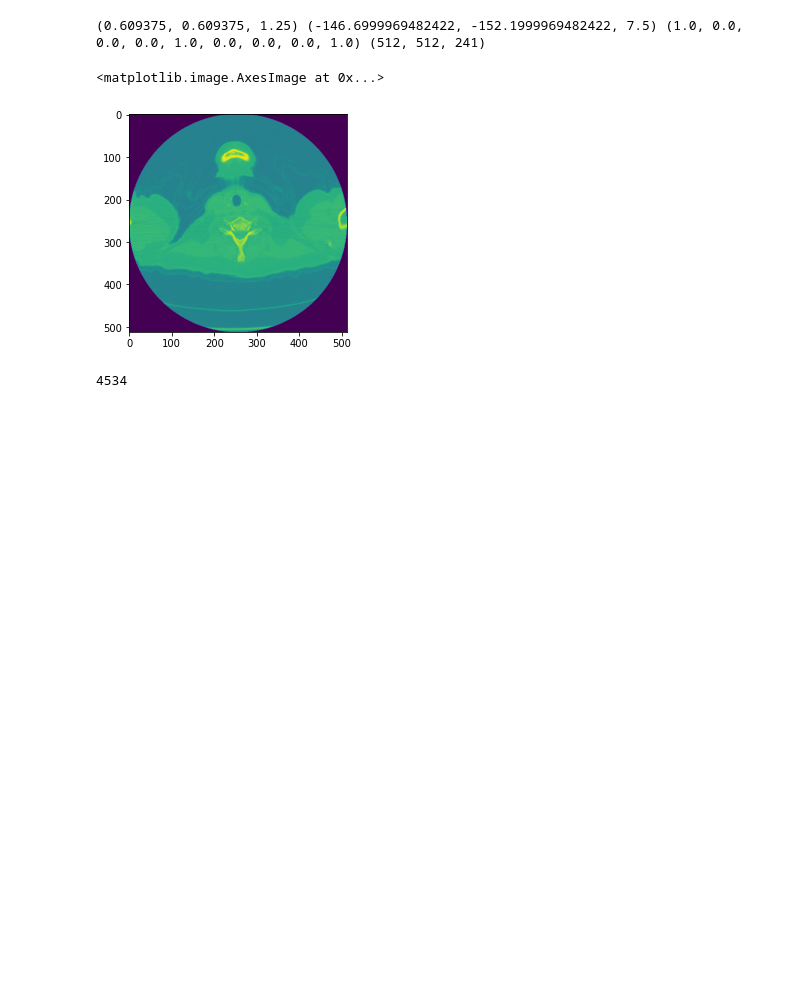
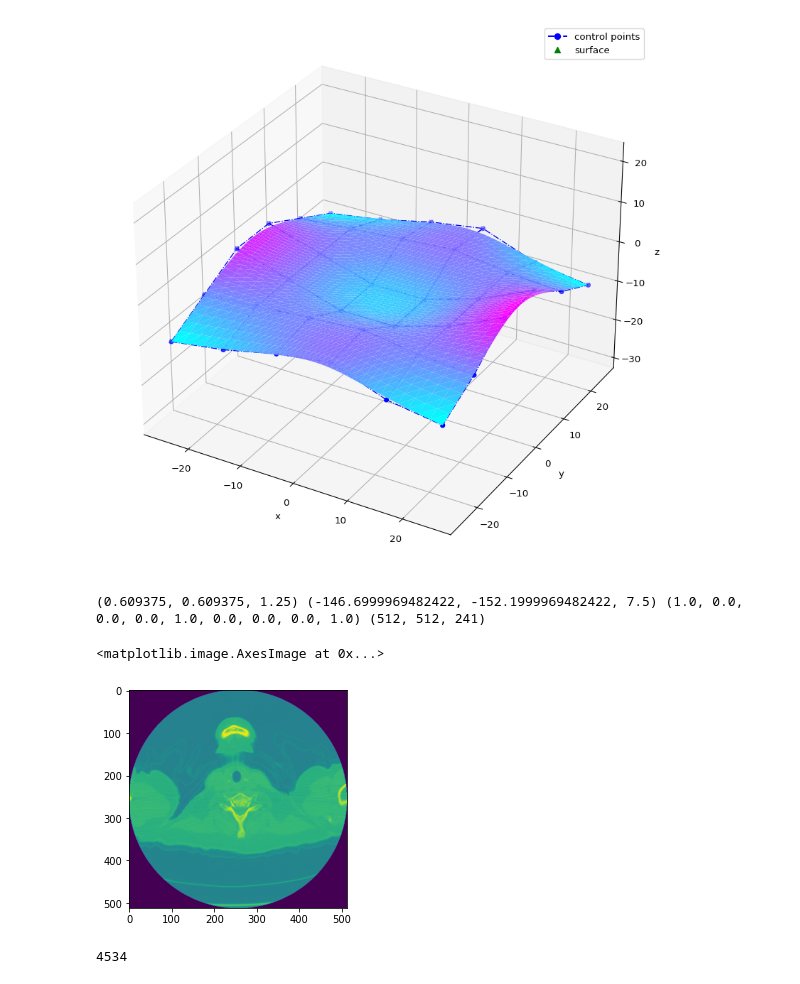
Before and after one commit to pangyuteng/fiss-viz-tmp, a Jupyter notebook: oblique.ipynb, the cells around one changed output. Saved outputs shown, nothing was run; the diff lists cells and outputs as text; code cells hidden in the pictures; blank space fills up the shorter version.

```diff
--- a/oblique.ipynb
+++ b/oblique.ipynb
@@ -1,3 +52,45 @@
+# %%
+from geomdl import BSpline
+from geomdl.visualization import VisMPL
+
+# Control points
+ctrlpts = [
+    [[-25.0, -25.0, -10.0], [-25.0, -15.0, -5.0], [-25.0, -5.0, 0.0], [-25.0, 5.0, 0.0], [-25.0, 15.0, -5.0], [-25.0, 25.0, -10.0]],
+    [[-15.0, -25.0, -8.0], [-15.0, -15.0, -4.0], [-15.0, -5.0, -4.0], [-15.0, 5.0, -4.0], [-15.0, 15.0, -4.0], [-15.0, 25.0, -8.0]],
+    [[-5.0, -25.0, -5.0], [-5.0, -15.0, -3.0], [-5.0, -5.0, -8.0], [-5.0, 5.0, -8.0], [-5.0, 15.0, -3.0], [-5.0, 25.0, -5.0]],
+    [[5.0, -25.0, -3.0], [5.0, -15.0, -2.0], [5.0, -5.0, -8.0], [5.0, 5.0, -8.0], [5.0, 15.0, -2.0], [5.0, 25.0, -3.0]],
+    [[15.0, -25.0, -8.0], [15.0, -15.0, -4.0], [15.0, -5.0, -4.0], [15.0, 5.0, -4.0], [15.0, 15.0, -4.0], [15.0, 25.0, -8.0]],
+    [[25.0, -25.0, -10.0], [25.0, -15.0, -5.0], [25.0, -5.0, 2.0], [25.0, 5.0, 2.0], [25.0, 15.0, -5.0], [25.0, 25.0, -10.0]]
+]
+
+# Create a BSpline surface
+surf = BSpline.Surface()
+
+# Set degrees
+surf.degree_u = 3
+surf.degree_v = 3
+
+# Set control points
+surf.ctrlpts2d = ctrlpts
+
+# Set knot vectors
+surf.knotvector_u = [0.0, 0.0, 0.0, 0.0, 1.0, 2.0, 3.0, 3.0, 3.0, 3.0]
+surf.knotvector_v = [0.0, 0.0, 0.0, 0.0, 1.0, 2.0, 3.0, 3.0, 3.0, 3.0]
+
+# Set evaluation delta
+surf.delta = 0.025
+
+# Evaluate surface points
+surf.evaluate()
+
+# Import and use Matplotlib's colormaps
+from matplotlib import cm
+
+# Plot the control points grid and the evaluated surface
+surf.vis = VisMPL.VisSurface()
+surf.render(colormap=cm.cool)
+# %% [output]
+[figure, added]
 # %%
 import os, sys
 import numpy as np
```
Also changed, not shown: parts of 11 cells of this notebook, 1 other file.
